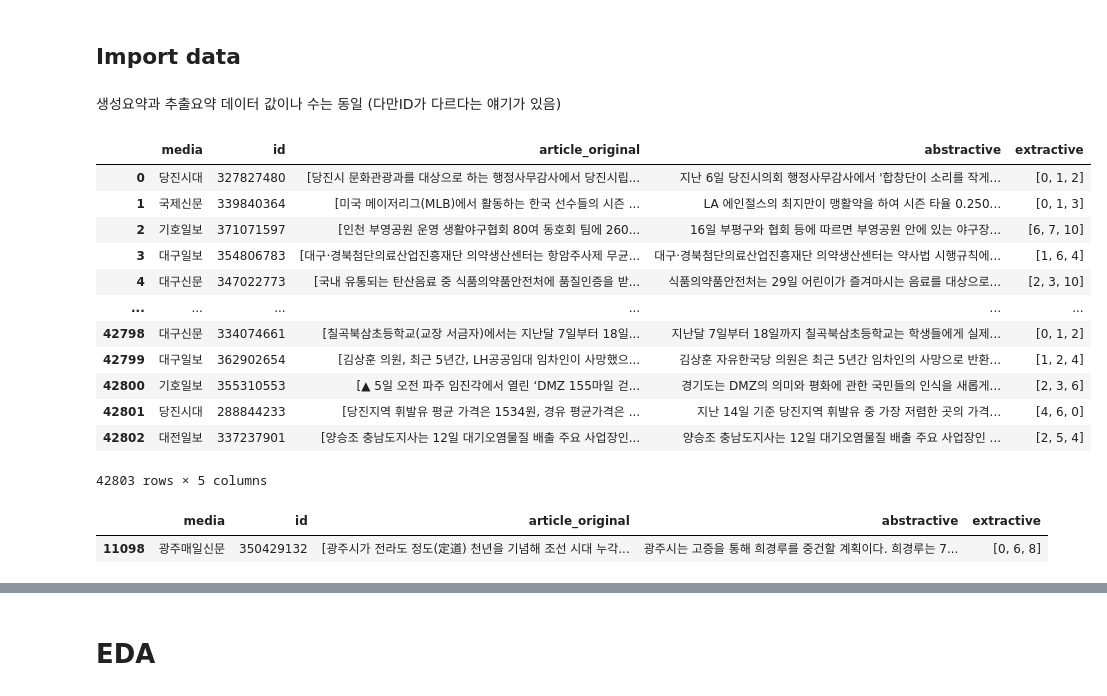
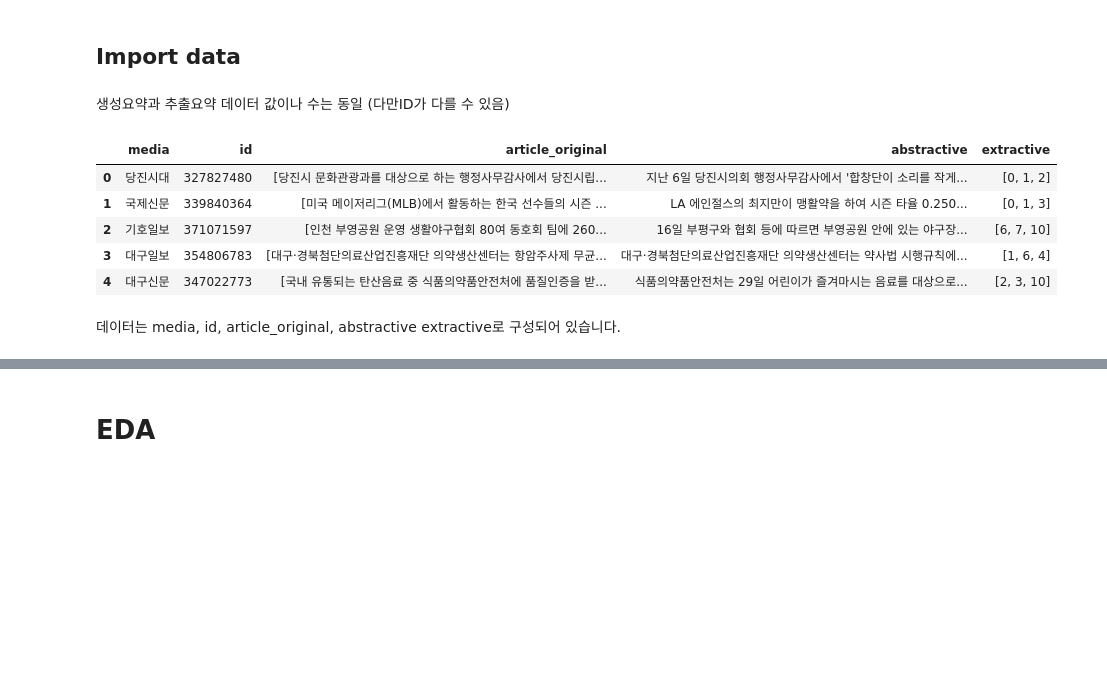
Before and after one commit to uoneway/KoBertSum, a Jupyter notebook: tutorials/EDA.ipynb, the cells around one changed output, grey strips where cells are left out. Saved outputs shown, nothing was run; the diff lists cells and outputs as text; code cells hidden in the pictures; blank space fills up the shorter version.

```diff
--- a/tutorials/EDA.ipynb
+++ b/tutorials/EDA.ipynb
@@ -16,60 +9,56 @@ ROOT_DIR =
 # %%
+import os
+import sys
 import warnings
-import seaborn as sns
 import numpy as np
 import pandas as pd
-import os
 import json
 
 import matplotlib.pyplot as plt
 %matplotlib inline
+import seaborn as sns
 sns.set(style='white', context='notebook', palette='deep')
 
 warnings.filterwarnings(action='ignore')
 
 if get_ipython():
     print("jupyter envirionment")
+    PROJECT_DIR = os.path.abspath(os.path.join(os.path.dirname('__file__'), '..'))
     from tqdm import tqdm_notebook as tqdm  # 이거 안해주면 한 줄씩 출력됨 ;;
 else:
     print("command shell envirionment")
+    PROJECT_DIR = os.path.abspath(os.path.join(os.path.dirname(__file__), '..'))
     from tqdm import tqdm
+
+# sys.pathdp PROJECT_DIR 추가
+sys.path.insert(0, PROJECT_DIR)
 # %% [output]
 jupyter envirionment
-# %%
-PROJECT_DIR = '/home/uoneway/Project/PreSumm_ko'
-DATA_DIR = PROJECT_DIR + '/data'
+# %%
+DATA_DIR = PROJECT_DIR + '/ext/data'
+RAW_DATA_DIR = DATA_DIR + '/raw'
 # %% [markdown]
 ## Import data
 # %% [markdown]
 생성요약과 추출요약 데이터 값이나 수는 동일
-(다만ID가 다르다는 얘기가 있음)
+(다만ID가 다를 수 있음)
 # %%
 with open(RAW_DATA_DIR + '/ext/train.jsonl', 'r') as json_file:
     json_list = list(json_file)
 
 trains = []
 for json_str in json_list:
     line = json.loads(json_str)
     trains.append(line)
 
 train_df = pd.DataFrame(trains)
-train_df
+train_df.head()
 # %% [output]
 |  | media | id | article_original | abstractive | extractive |
 | 0 | 당진시대 | 327827480 | [당진시 문화관광과를 대상으로 하는 행정사무감사에서 당진시립... | 지난 6일 당진시의회 행정사무감사에서 '합창단이 소리를 작게... | [0, 1, 2] |
 | 1 | 국제신문 | 339840364 | [미국 메이저리그(MLB)에서 활동하는 한국 선수들의 시즌 ... | LA 에인절스의 최지만이 맹활약을 하여 시즌 타율 0.250... | [0, 1, 3] |
 | 2 | 기호일보 | 371071597 | [인천 부영공원 운영 생활야구협회 80여 동호회 팀에 260... | 16일 부평구와 협회 등에 따르면 부영공원 안에 있는 야구장... | [6, 7, 10] |
 | 3 | 대구일보 | 354806783 | [대구·경북첨단의료산업진흥재단 의약생산센터는 항암주사제 무균... | 대구·경북첨단의료산업진흥재단 의약생산센터는 약사법 시행규칙에... | [1, 6, 4] |
 | 4 | 대구신문 | 347022773 | [국내 유통되는 탄산음료 중 식품의약품안전처에 품질인증을 받... | 식품의약품안전처는 29일 어린이가 즐겨마시는 음료를 대상으로... | [2, 3, 10] |
-| ... | ... | ... | ... | ... | ... |
-| 42798 | 대구신문 | 334074661 | [칠곡북삼초등학교(교장 서금자)에서는 지난달 7일부터 18일... | 지난달 7일부터 18일까지 칠곡북삼초등학교는 학생들에게 실제... | [0, 1, 2] |
-| 42799 | 대구일보 | 362902654 | [김상훈 의원, 최근 5년간, LH공공임대 임차인이 사망했으... | 김상훈 자유한국당 의원은 최근 5년간 임차인의 사망으로 반환... | [1, 2, 4] |
-| 42800 | 기호일보 | 355310553 | [▲ 5일 오전 파주 임진각에서 열린 ‘DMZ 155마일 걷... | 경기도는 DMZ의 의미와 평화에 관한 국민들의 인식을 새롭게... | [2, 3, 6] |
-| 42801 | 당진시대 | 288844233 | [당진지역 휘발유 평균 가격은 1534원, 경유 평균가격은 ... | 지난 14일 기준 당진지역 휘발유 중 가장 저렴한 곳의 가격... | [4, 6, 0] |
-| 42802 | 대전일보 | 337237901 | [양승조 충남도지사는 12일 대기오염물질 배출 주요 사업장인... | 양승조 충남도지사는 12일 대기오염물질 배출 주요 사업장인 ... | [2, 5, 4] |
-42803 rows × 5 columns
-# %%
-train_df[train_df['id'] == '350429132']
-# %% [output]
-|  | media | id | article_original | abstractive | extractive |
-| 11098 | 광주매일신문 | 350429132 | [광주시가 전라도 정도(定道) 천년을 기념해 조선 시대 누각... | 광주시는 고증을 통해 희경루를 중건할 계획이다. 희경루는 7... | [0, 6, 8] |
+# %% [markdown]
+데이터는 media, id, article_original, abstractive	extractive로 구성되어 있습니다.
```
Also changed, not shown: parts of 61 cells of this notebook.
